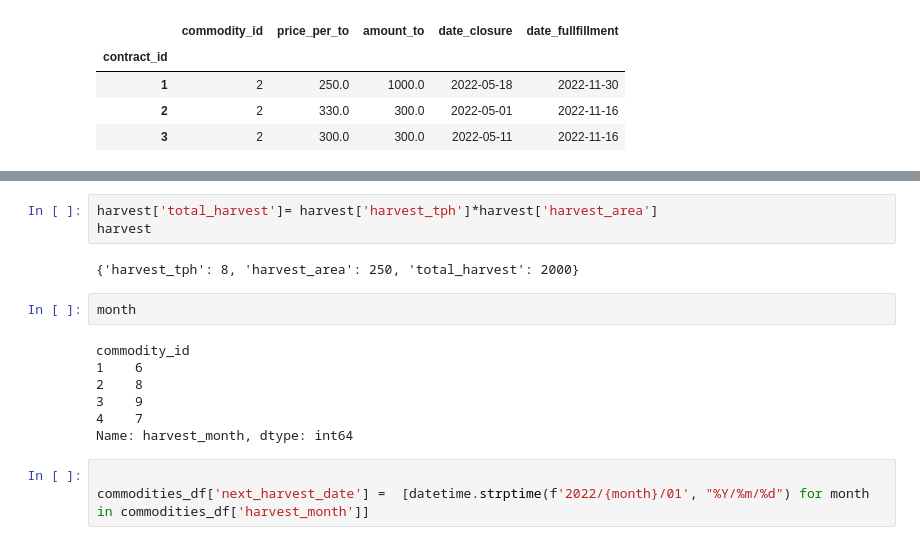
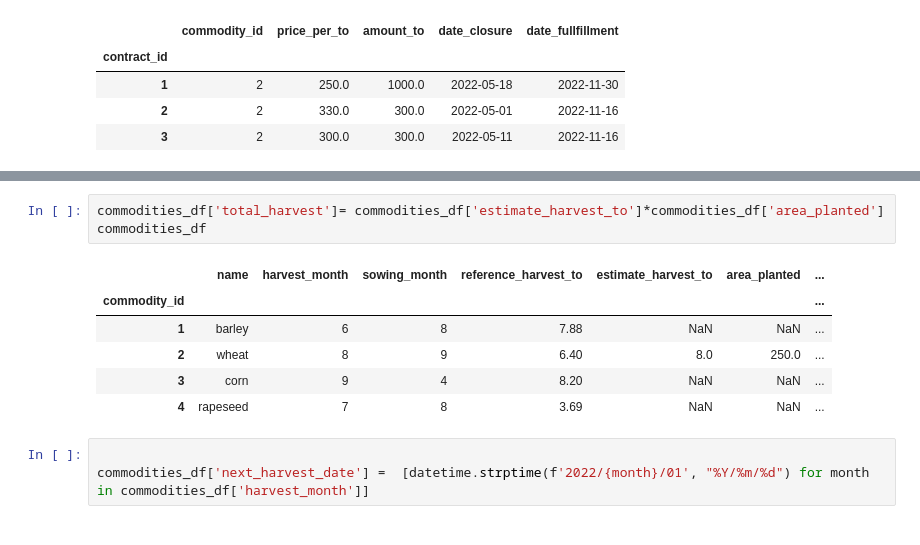
Before and after one commit to CrisQueCris/ContractCalculator, a Jupyter notebook: plotts.ipynb, the cells around one changed output, grey strips where cells are left out. Drawn from its saved outputs; the diff is of its cells as text.

```diff
--- a/plotts.ipynb
+++ b/plotts.ipynb
@@ -69,17 +74,13 @@ commodities_df
 # %%
-harvest['total_harvest']= harvest['harvest_tph']*harvest['harvest_area']
-harvest
+commodities_df['total_harvest']= commodities_df['estimate_harvest_to']*commodities_df['area_planted']
+commodities_df
 # %% [output]
-{'harvest_tph': 8, 'harvest_area': 250, 'total_harvest': 2000}
+|  | name | harvest_month | sowing_month | reference_harvest_to | estimate_harvest_to | area_planted | ... |
+| commodity_id |  |  |  |  |  |  | ... |
+| 1 | barley | 6 | 8 | 7.88 | NaN | NaN | ... |
+| 2 | wheat | 8 | 9 | 6.40 | 8.0 | 250.0 | ... |
+| 3 | corn | 9 | 4 | 8.20 | NaN | NaN | ... |
+| 4 | rapeseed | 7 | 8 | 3.69 | NaN | NaN | ... |
-# %%
-month
-# %% [output]
-commodity_id
-1    6
-2    8
-3    9
-4    7
-Name: harvest_month, dtype: int64
 # %%
 
 commodities_df['next_harvest_date'] =  [datetime.strptime(f'2022/{month}/01', "%Y/%m/%d") for month in commodities_df['harvest_month']]
```
Also changed, not shown: parts of 11 cells of this notebook, 2 other files.
